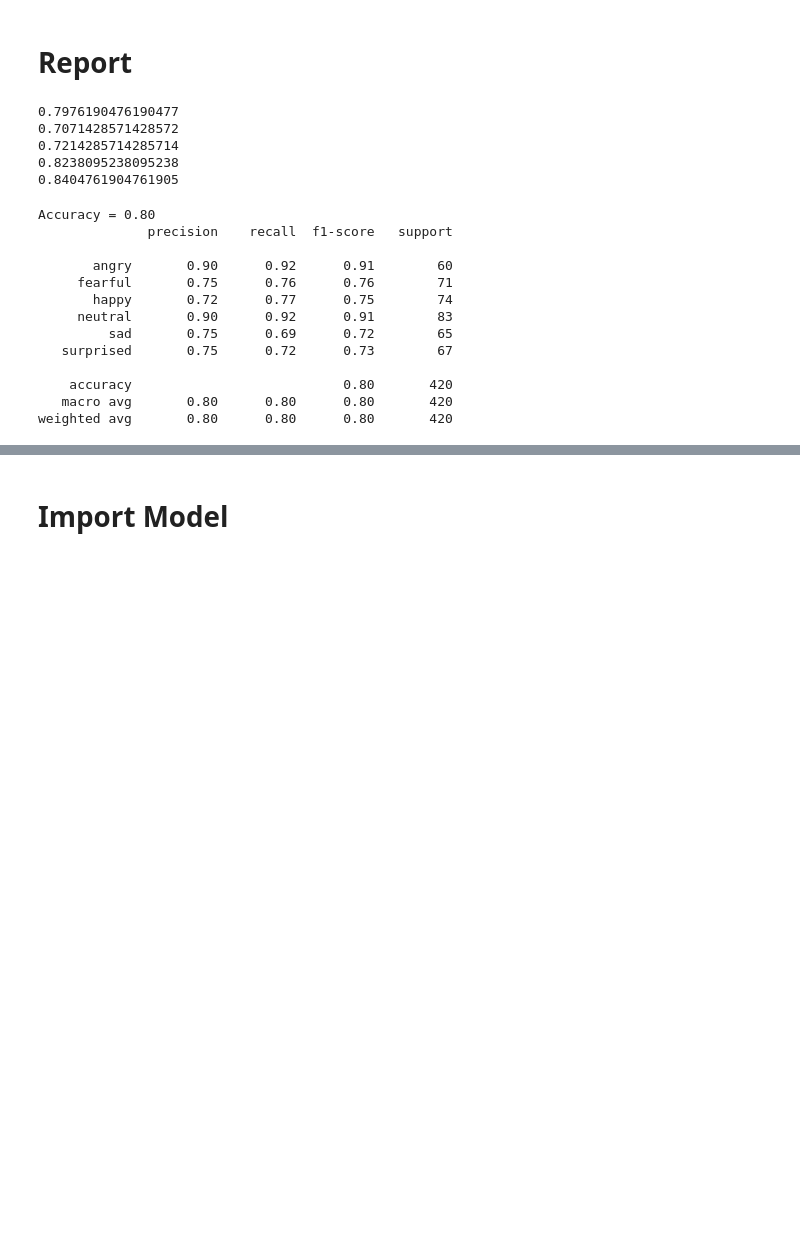
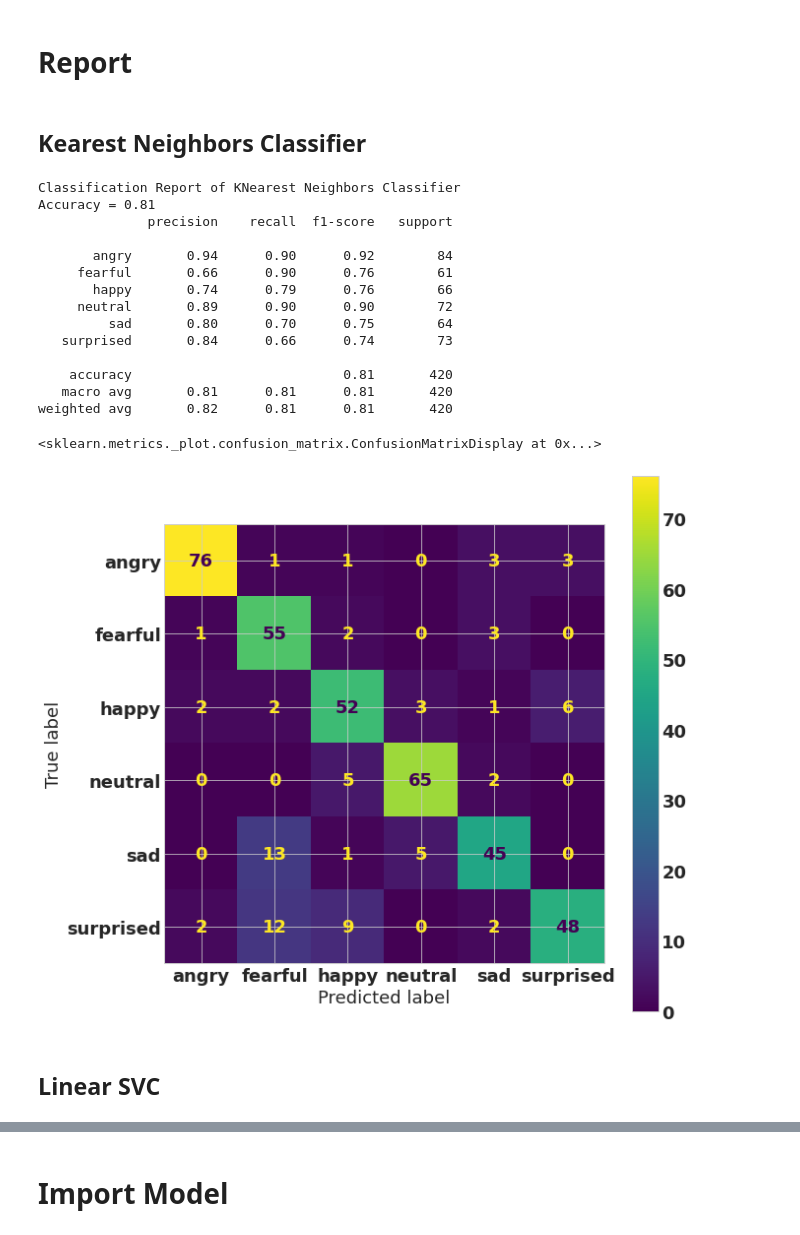
Before and after one commit to 2black0/sound-emotion-recognition-javanese, a Jupyter notebook: penelitian_kln_2021_ser_beais_github.ipynb, the cells around one changed output, grey strips where cells are left out. Saved outputs shown, nothing was run; the diff lists cells and outputs as text; code cells hidden in the pictures; blank space fills up the shorter version.

```diff
--- a/penelitian_kln_2021_ser_beais_github.ipynb
+++ b/penelitian_kln_2021_ser_beais_github.ipynb
@@ -424,37 +334,39 @@ Accuracy of KNeighbors Classifier is:0.8285714285714286
 _____
 # %% [markdown]
 # **Report**
-# %%
-#hanya memprediksi berdasarkan Neural Network Classifier
-accuracy = []
-y_pred = []
-
-for i in range(len(classifiers)):
-  y_pred.append(classifiers[i].predict(x_tests))
-  accuracy.append(accuracy_score(y_true=y_tests, y_pred=y_pred[i]))
-  print(accuracy[i])
-# %% [output]
-0.7976190476190477
-0.7071428571428572
-0.7214285714285714
-0.8238095238095238
-0.8404761904761905
+# %% [markdown]
+## Kearest Neighbors Classifier
 # %%
 #cetak precision, recall, f1-score, dan support dari Nearest Neighbors Classifier
-print("Accuracy = %0.2f" % accuracy_score(y_tests, y_pred[0]))
-print(classification_report(y_tests, y_pred[0]))
+y_pred=classifiers[0].predict(x_tests)
+
+print("Classification Report of KNearest Neighbors Classifier")
+print("Accuracy = %0.2f" % accuracy_score(y_tests, y_pred))
+print(classification_report(y_tests, y_pred))
 # %% [output]
-Accuracy = 0.80
+Classification Report of KNearest Neighbors Classifier
+Accuracy = 0.81
               precision    recall  f1-score   support
 
-       angry       0.90      0.92      0.91        60
-     fearful       0.75      0.76      0.76        71
-       happy       0.72      0.77      0.75        74
-     neutral       0.90      0.92      0.91        83
-         sad       0.75      0.69      0.72        65
-   surprised       0.75      0.72      0.73        67
+       angry       0.94      0.90      0.92        84
+     fearful       0.66      0.90      0.76        61
+       happy       0.74      0.79      0.76        66
+     neutral       0.89      0.90      0.90        72
+         sad       0.80      0.70      0.75        64
+   surprised       0.84      0.66      0.74        73
 
-    accuracy                           0.80       420
-   macro avg       0.80      0.80      0.80       420
-weighted avg       0.80      0.80      0.80       420
+    accuracy                           0.81       420
+   macro avg       0.81      0.81      0.81       420
+weighted avg       0.82      0.81      0.81       420
+# %%
+#plot confusion matrix Nearest Neighbors Classifier
+cm = confusion_matrix(y_tests, y_pred)
+cmp = ConfusionMatrixDisplay(cm, display_labels=classifiers[0].classes_)
+fig, ax = plt.subplots(figsize=(10,10))
+cmp.plot(ax=ax)
+# %% [output]
+<sklearn.metrics._plot.confusion_matrix.ConfusionMatrixDisplay at 0x...>
+[figure, added]
+# %% [markdown]
+## Linear SVC
 # %%
```
Also changed, not shown: parts of 46 cells of this notebook, 3 other files.
